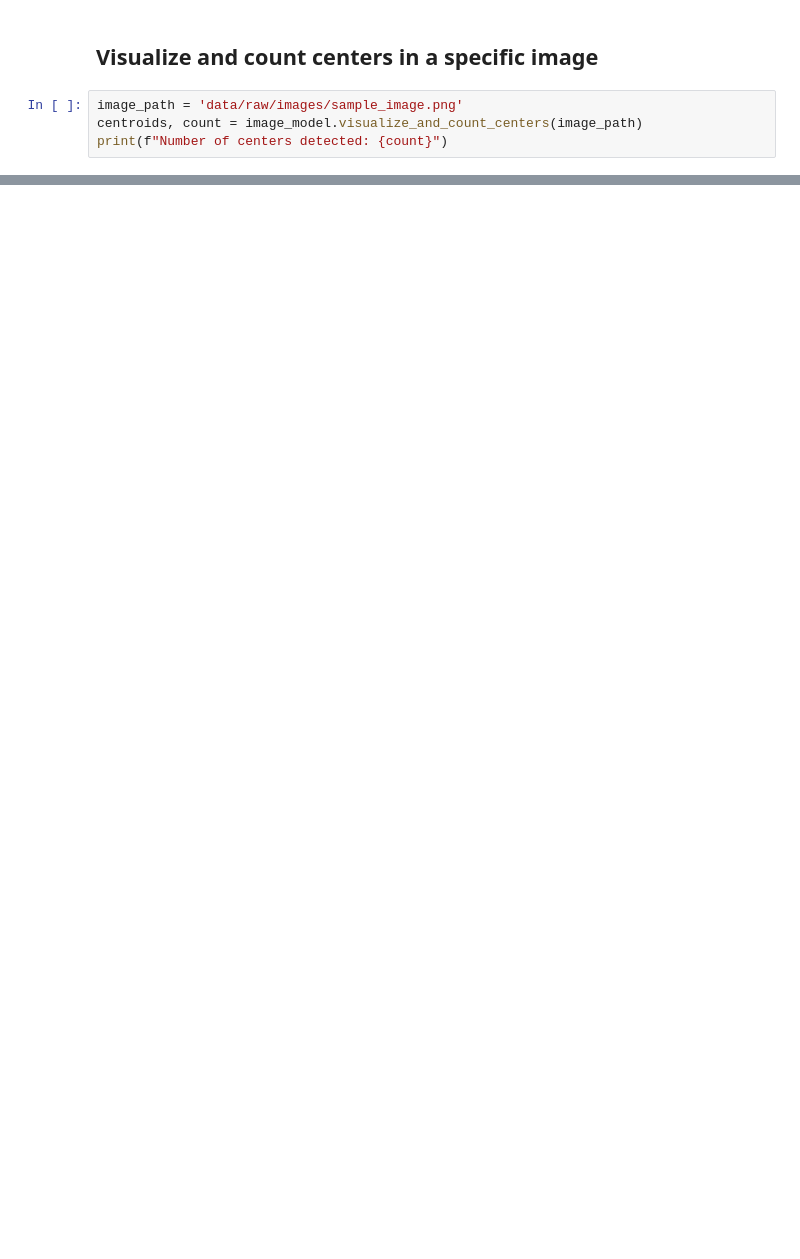
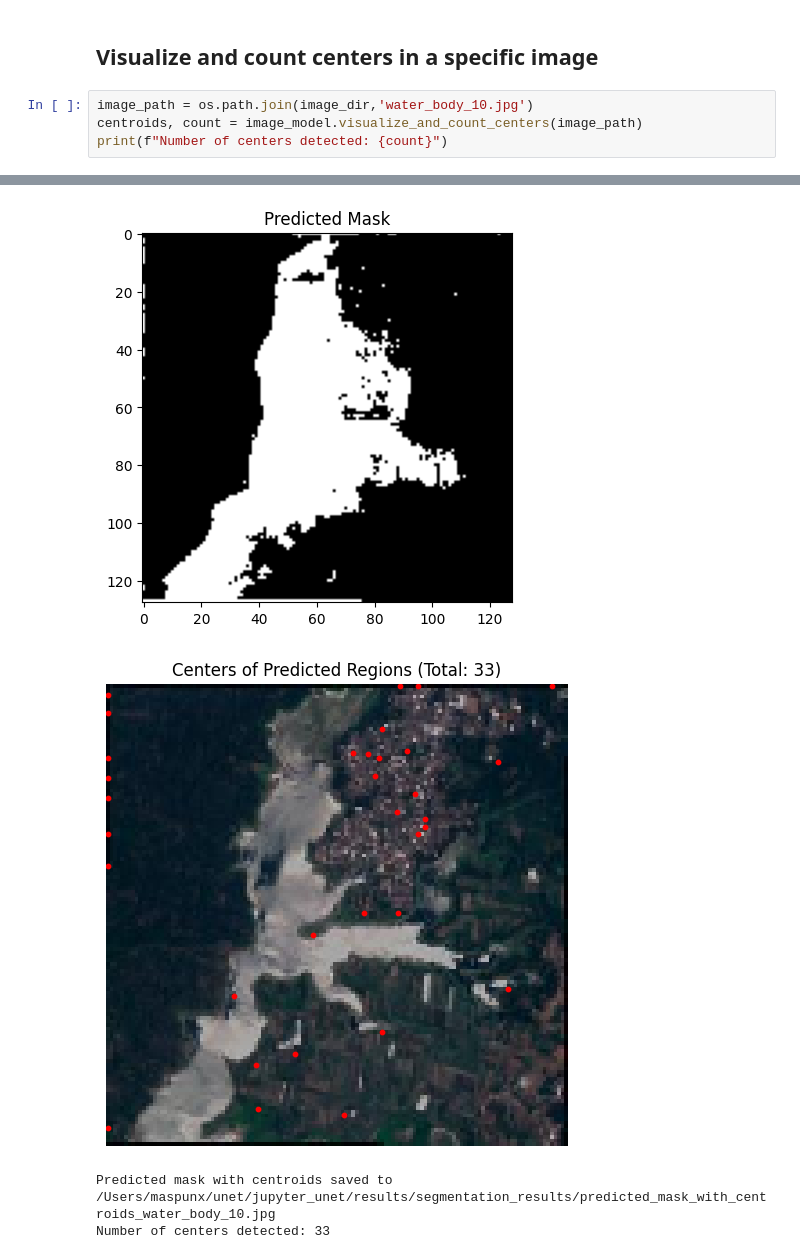
Before and after one commit to po3nx/jupyter_unet, a Jupyter notebook: notebooks/unet_image_segmentation.ipynb, the cells around one changed output, grey strips where cells are left out. Saved outputs shown, nothing was run; the diff lists cells and outputs as text; blank space fills up the shorter version.

Commit message:
Fix save_image

```diff
--- a/notebooks/unet_image_segmentation.ipynb
+++ b/notebooks/unet_image_segmentation.ipynb
@@ -55,6 +80,7 @@ image_model.test_random_images(5)
 # %% [markdown]
 ## Visualize and count centers in a specific image
 # %%
-image_path = 'data/raw/images/sample_image.png'
+image_path = os.path.join(image_dir,'water_body_10.jpg')
 centroids, count = image_model.visualize_and_count_centers(image_path)
 print(f"Number of centers detected: {count}")
+# %% [output]
@@ -60,0 +88,4 @@ print(f"Number of centers detected: {count}")
+[figure, added]
+[figure, added]
+Predicted mask with centroids saved to /Users/maspunx/unet/jupyter_unet/results/segmentation_results/predicted_mask_with_centroids_water_body_10.jpg
+Number of centers detected: 33
```
Also changed, not shown: parts of 6 cells of this notebook, 1 other file.
